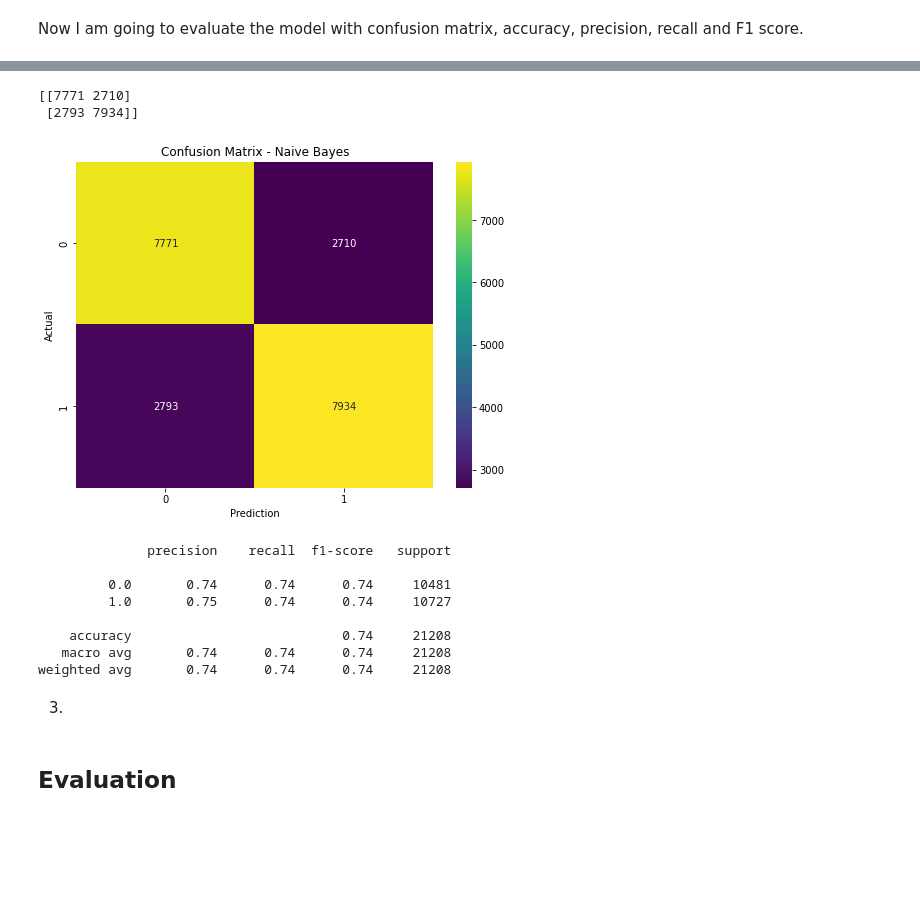
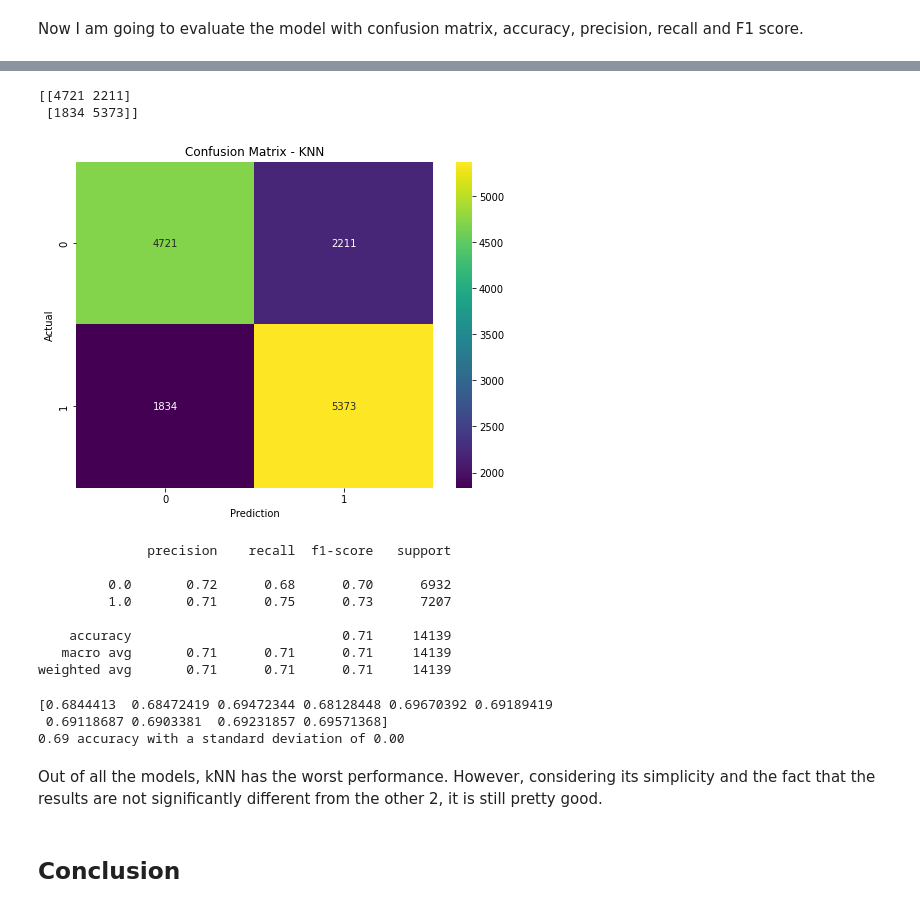
Before and after one commit to catlanhua/ITSC3162, a Jupyter notebook: ITSC3162Project2.ipynb, the cells around one changed output, grey strips where cells are left out. Saved outputs shown, nothing was run; the diff lists cells and outputs as text; code cells hidden in the pictures; blank space fills up the shorter version.

Commit message:
Updated modeling and evaluation

```diff
--- a/ITSC3162Project2.ipynb
+++ b/ITSC3162Project2.ipynb
@@ -190,9 +318,9 @@ from sklearn.model_selection import train_test_split
 # %%
-# split data into test and train
 # drop target from X and save the target to y
 X = data.drop('Diabetes_binary', axis = 1)
 y = data['Diabetes_binary']
-X_train, X_test, y_train, y_test = train_test_split(X, y, test_size = 0.3, random_state = 0)
+# split data into test and train
+X_train, X_test, y_train, y_test = train_test_split(X, y, test_size = 0.2, random_state = 0)
 print(X_train.shape)
 print(y_train.shape)
 print(X_test.shape)
@@ -274,8 +434,11 @@ from sklearn.naive_bayes import CategoricalNB
+# %%
+# create a knn pipeline for scaling and modeling
+knn_pipe = Pipeline([
+    ('scaler', StandardScaler()),
+    ('knn', KNeighborsClassifier())
+])
 # %%
-# build a Gaussian Classifier
-cnb = CategoricalNB()
 # train the model
-%time cnb.fit(X_train, y_train)
-# get the predictions
-y_pred = cnb.predict(X_test)
+knn_pipe.fit(X_train, y_train)
+knn_pipe.score(X_test, y_test)
 # %% [output]
@@ -284,33 +446,45 @@ Wall time: 44 ms
+# %%
+# get the predictions
+y_pred = knn_pipe.predict(X_test)
+# confusion matrix
+matrix_knn = metrics.confusion_matrix(y_test, y_pred)
+print(matrix_knn)
+# %% [output]
+[[4721 2211]
+ [1834 5373]]
 # %%
-# confusion matrix to evaluate model
-matrix_nb = metrics.confusion_matrix(y_test, y_pred)
-print(matrix_nb)
-
 # heatmap matrix
 plt.figure(figsize = (8,6))
-sns.heatmap(matrix_nb, annot = True, fmt = ".0f", cmap = 'viridis')
-plt.title("Confusion Matrix - Naive Bayes")
+sns.heatmap(matrix_knn, annot = True, fmt = ".0f", cmap = 'viridis')
+plt.title("Confusion Matrix - KNN")
 plt.xlabel("Prediction")
 plt.ylabel("Actual")
 plt.show()
 # %% [output]
-[[7771 2710]
- [2793 7934]]
-[figure, old version]
+[figure, new version]
 # %%
-# NB classification report
-report_nb = metrics.classification_report(y_test, y_pred)
-print(report_nb)
+# KNN classification report
+report_knn = metrics.classification_report(y_test, y_pred)
+print(report_knn)
 # %% [output]
               precision    recall  f1-score   support
 
-         0.0       0.74      0.74      0.74     10481
-         1.0       0.75      0.74      0.74     10727
+         0.0       0.72      0.68      0.70      6932
+         1.0       0.71      0.75      0.73      7207
 
-    accuracy                           0.74     21208
-   macro avg       0.74      0.74      0.74     21208
-weighted avg       0.74      0.74      0.74     21208
+    accuracy                           0.71     14139
+   macro avg       0.71      0.71      0.71     14139
+weighted avg       0.71      0.71      0.71     14139
-# %% [markdown]
-3.
+# %%
+# cross validate
+scores_knn = cross_val_score(knn, X, y, cv=10)
+print(scores_knn)
+print("%0.2f accuracy with a standard deviation of %0.2f" % (scores_knn.mean(), scores_knn.std()))
+# %% [output]
+[0.6844413  0.68472419 0.69472344 0.68128448 0.69670392 0.69189419
+ 0.69118687 0.6903381  0.69231857 0.69571368]
+0.69 accuracy with a standard deviation of 0.00
+# %% [markdown]
+Out of all the models, kNN has the worst performance. However, considering its simplicity and the fact that the results are not significantly different from the other 2, it is still pretty good.
 # %% [markdown]
-## Evaluation
+## Conclusion
```
Also changed, not shown: parts of 44 cells of this notebook.
